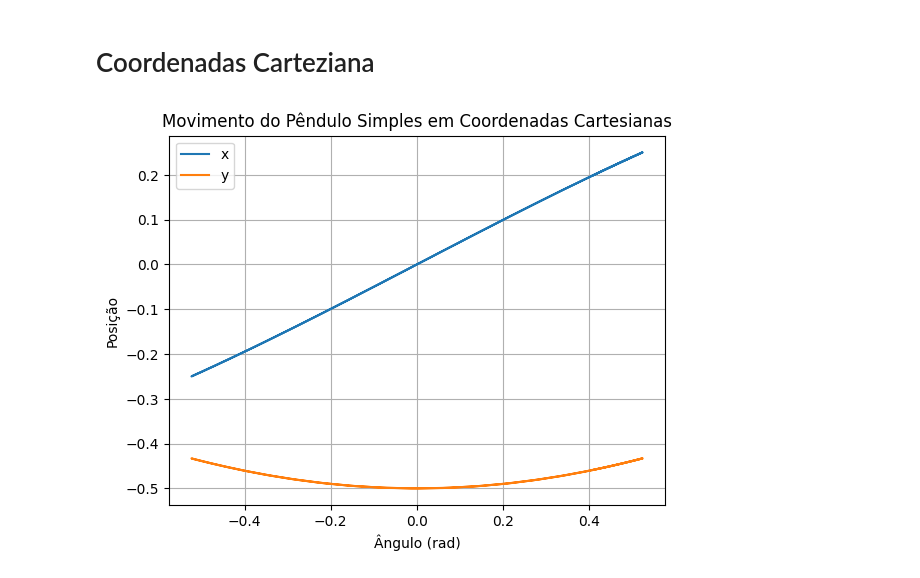
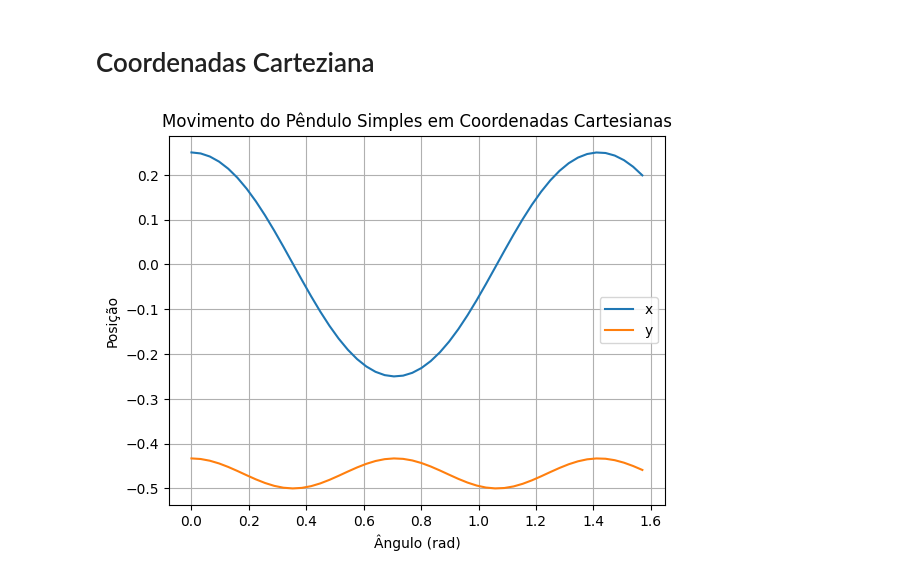
Before and after one commit to Coffee4MePlz/Notebooks_NN_Physics, a Jupyter notebook: Data_pendulo.ipynb, the cells around one changed output. Drawn from its saved outputs; the diff is of its cells as text; code cells hidden in the pictures.

```diff
--- a/Data_pendulo.ipynb
+++ b/Data_pendulo.ipynb
@@ -31,19 +31,19 @@ plt.show()
 # %%
 def eq_movimento_x(l,theta):
     return  l*np.sin(theta) , -l*np.cos(theta)
 
 #t = np.linspace(0,1*np.pi)
 x,y = eq_movimento_x(l=0.5,theta=theta_t)
 
-plt.plot(theta_t,x,"-",label="x")
-plt.plot(theta_t,y,"-",label="y")
+plt.plot(t,x,"-",label="x")
+plt.plot(t,y,"-",label="y")
 
 # Adicionando rótulos e título
 plt.xlabel("Ângulo (rad)")
 plt.ylabel("Posição")
 plt.title("Movimento do Pêndulo Simples em Coordenadas Cartesianas")
 plt.legend()
 plt.grid(True)
 plt.show()
 # %% [output]
-[figure, old version]
+[figure, new version]
```
